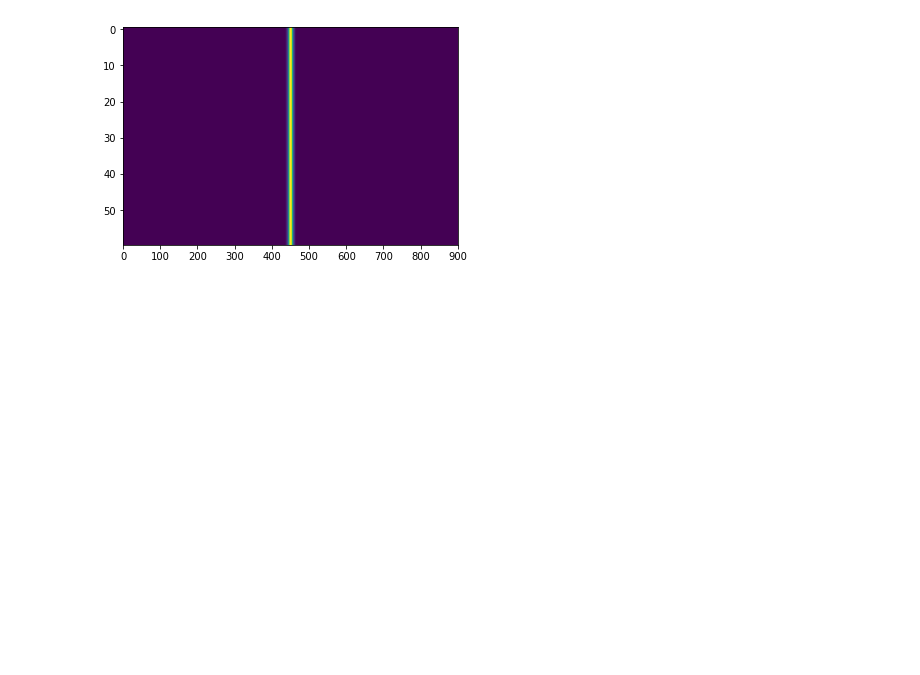
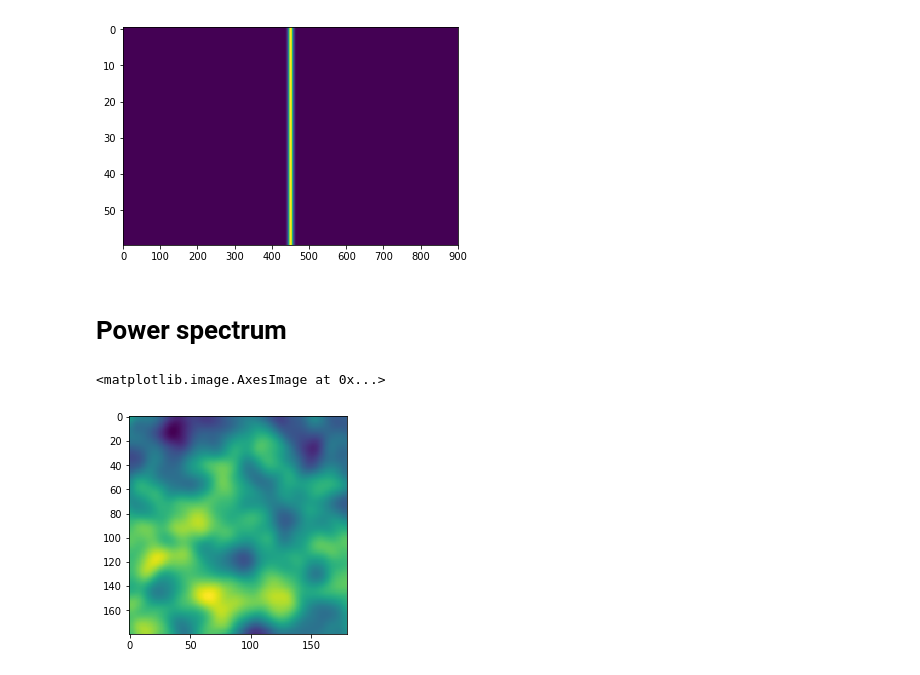
Before and after one commit to yuntingcheng/time_sims, a Jupyter notebook: demo.ipynb, the cells around one changed output. Saved outputs shown, nothing was run; the diff lists cells and outputs as text; code cells hidden in the pictures; blank space fills up the shorter version.

Commit message:
power_spec

```diff
--- a/demo.ipynb
+++ b/demo.ipynb
@@ -349,3 +349,27 @@ plt.imshow(Icube_arr.T, aspect = 'auto')
 # %% [output]
 <matplotlib.image.AxesImage at 0x...>
 [figure]
+# %% [markdown]
+# Power spectrum
+# %%
+from power_spec_tool import *
+from survey_params import *
+from Icube_cmb import *
+
+# generate a TIME-like CMB data 'cube':
+# same resolution, spectral binning as TIME, but the map size is 180 x 180 pixel, not 180 x1
+
+time_par = TIME_param(survey_shape = 'cube')
+scibands = time_par.science_band
+
+cmb_class = CMB_sim_tools(time_par)
+cmb_class.gen_CMB_map()
+cmb_class.make_CMB_cube()
+
+cmb3D = cmb_class.Icmb_arr # CMB data cube 180x180x60 in [Jy/sr]
+# %%
+# show the map in the first channel
+plt.imshow(cmb3D[...,0])
+# %% [output]
+<matplotlib.image.AxesImage at 0x...>
+[figure, added]
```
Also changed, not shown: parts of 2 cells of this notebook, 1 other file.
